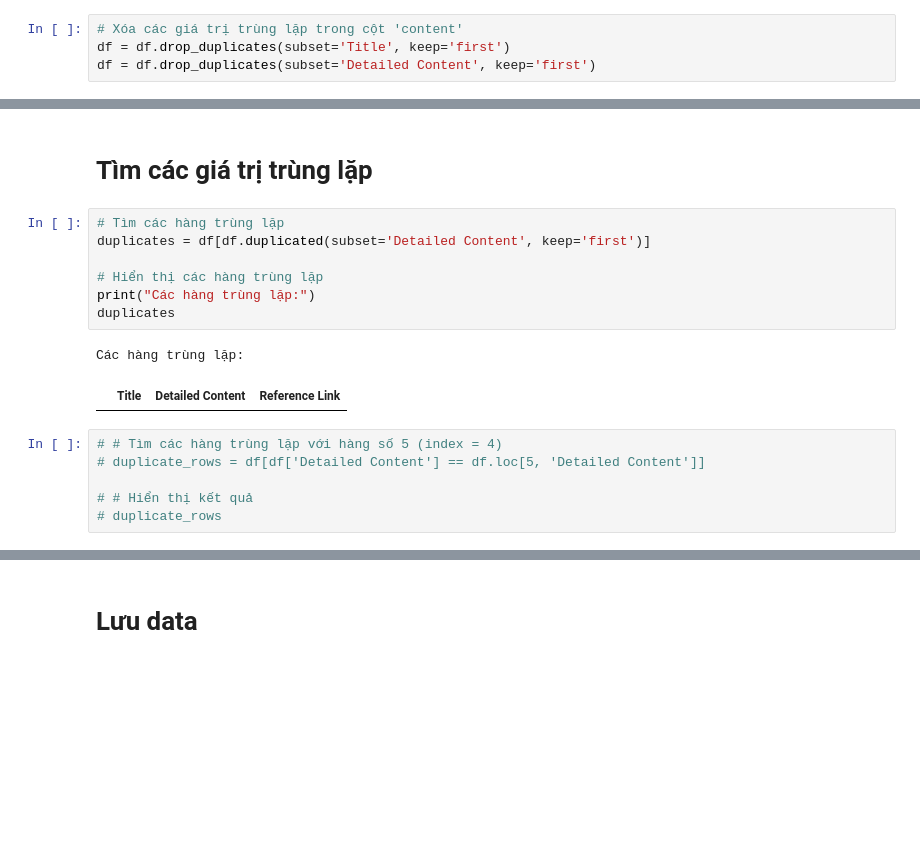
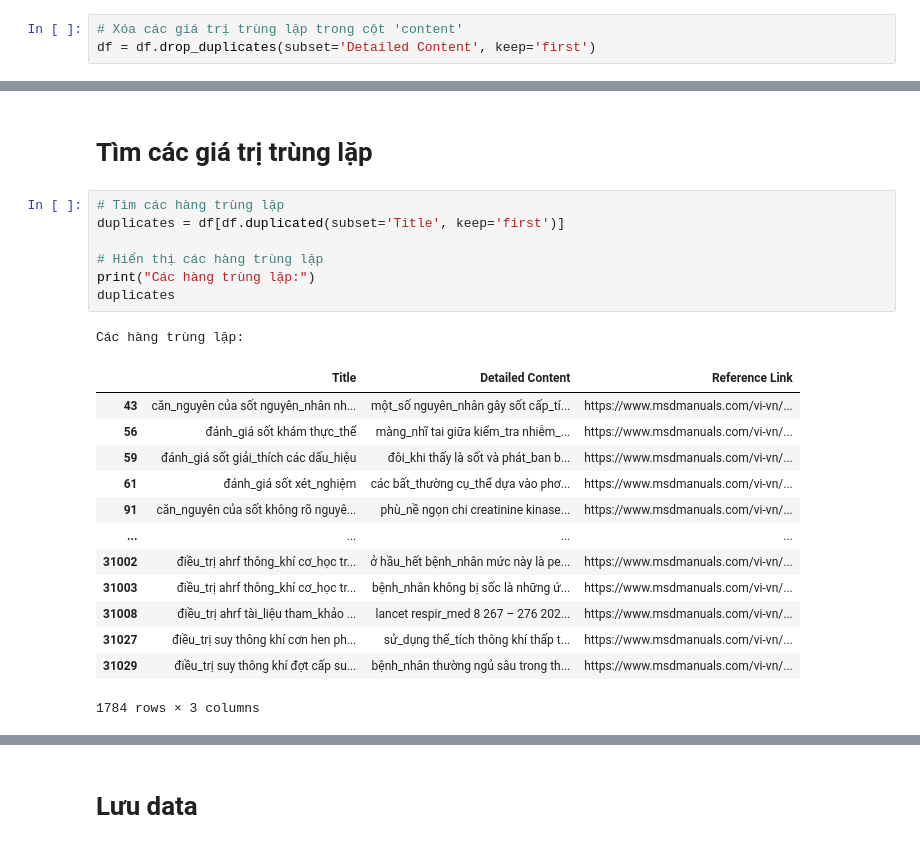
Before and after one commit to TRAN-VAN-LUAN/ChatBox_Transformer, a Jupyter notebook: data/preprocesing/Preprocessing.ipynb, the cells around one changed output, grey strips where cells are left out. Cells and saved outputs as stored; diff of their text form; blank space fills up the shorter version.

```diff
--- a/data/preprocesing/Preprocessing.ipynb
+++ b/data/preprocesing/Preprocessing.ipynb
@@ -59,6 +58,5 @@ Số lượng giá trị trùng lặp trong cột 'content': 7196
 # %%
 # Xóa các giá trị trùng lặp trong cột 'content'
-df = df.drop_duplicates(subset='Title', keep='first')
 df = df.drop_duplicates(subset='Detailed Content', keep='first')
 # %%
 df = df.drop_duplicates()
@@ -71,17 +69,23 @@ Số lượng giá trị trùng lặp trong cột 'content': 0
 # Tìm các giá trị trùng lặp
 # %%
 # Tìm các hàng trùng lặp
-duplicates = df[df.duplicated(subset='Detailed Content', keep='first')]
+duplicates = df[df.duplicated(subset='Title', keep='first')]
 
 # Hiển thị các hàng trùng lặp
 print("Các hàng trùng lặp:")
 duplicates
 # %% [output]
 Các hàng trùng lặp:
 |  | Title | Detailed Content | Reference Link |
+| 43 | căn_nguyên của sốt nguyên_nhân nh... | một_số nguyên_nhân gây sốt cấp_tí... | https://www.msdmanuals.com/vi-vn/... |
+| 56 | đánh_giá sốt khám thực_thể | màng_nhĩ tai giữa kiểm_tra nhiễm_... | https://www.msdmanuals.com/vi-vn/... |
+| 59 | đánh_giá sốt giải_thích các dấu_hiệu | đôi_khi thấy là sốt và phát_ban b... | https://www.msdmanuals.com/vi-vn/... |
+| 61 | đánh_giá sốt xét_nghiệm | các bất_thường cụ_thể dựa vào phơ... | https://www.msdmanuals.com/vi-vn/... |
+| 91 | căn_nguyên của sốt không rõ nguyê... | phù_nề ngọn chi creatinine kinase... | https://www.msdmanuals.com/vi-vn/... |
+| ... | ... | ... | ... |
+| 31002 | điều_trị ahrf thông_khí cơ_học tr... | ở hầu_hết bệnh_nhân mức này là pe... | https://www.msdmanuals.com/vi-vn/... |
+| 31003 | điều_trị ahrf thông_khí cơ_học tr... | bệnh_nhân không bị sốc là những ứ... | https://www.msdmanuals.com/vi-vn/... |
+| 31008 | điều_trị ahrf tài_liệu tham_khảo ... | lancet respir_med 8 267 – 276 202... | https://www.msdmanuals.com/vi-vn/... |
+| 31027 | điều_trị suy thông khí cơn hen ph... | sử_dụng thể_tích thông khí thấp t... | https://www.msdmanuals.com/vi-vn/... |
+| 31029 | điều_trị suy thông khí đợt cấp su... | bệnh_nhân thường ngủ sâu trong th... | https://www.msdmanuals.com/vi-vn/... |
+1784 rows × 3 columns
-# %%
-# # Tìm các hàng trùng lặp với hàng số 5 (index = 4)
-# duplicate_rows = df[df['Detailed Content'] == df.loc[5, 'Detailed Content']]
-
-# # Hiển thị kết quả
-# duplicate_rows
```
Also changed, not shown: parts of 7 cells of this notebook, 3 other files.
